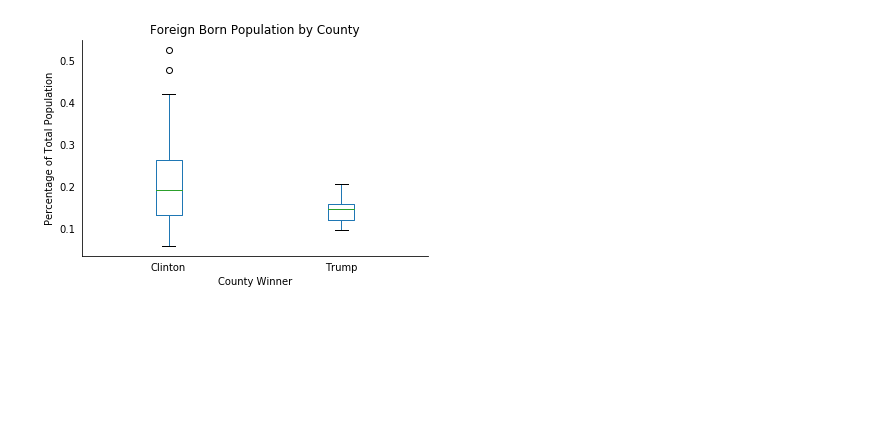
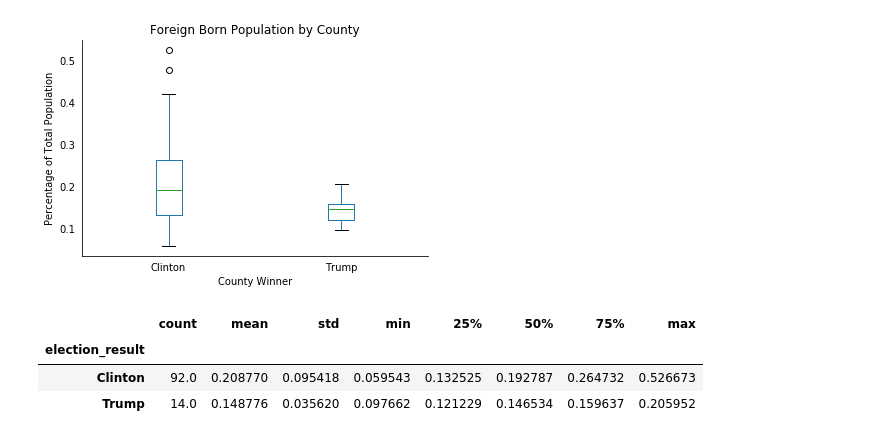
Before and after one commit to slgregoire/election, a Jupyter notebook: Election Graphs.ipynb, the cells around one changed output. Drawn from its saved outputs; the diff is of its cells as text; code cells hidden in the pictures; blank space fills up the shorter version.

Commit message:
added a bit more foreign born analysis

```diff
--- a/Election Graphs.ipynb
+++ b/Election Graphs.ipynb
@@ -315,3 +315,10 @@ with PdfPages('foreign_born_by_results.pdf') as pdf:
 # %% [output]
 <matplotlib.figure.Figure at 0x...>
 [figure]
+# %%
+foreign_born_data.groupby('election_result')['Foreign Born Population %'].describe()
+# %% [output]
+|  | count | mean | std | min | 25% | 50% | 75% | max |
+| election_result |  |  |  |  |  |  |  |  |
+| Clinton | 92.0 | 0.208770 | 0.095418 | 0.059543 | 0.132525 | 0.192787 | 0.264732 | 0.526673 |
+| Trump | 14.0 | 0.148776 | 0.035620 | 0.097662 | 0.121229 | 0.146534 | 0.159637 | 0.205952 |
```
Also changed, not shown: parts of 1 cell of this notebook.
